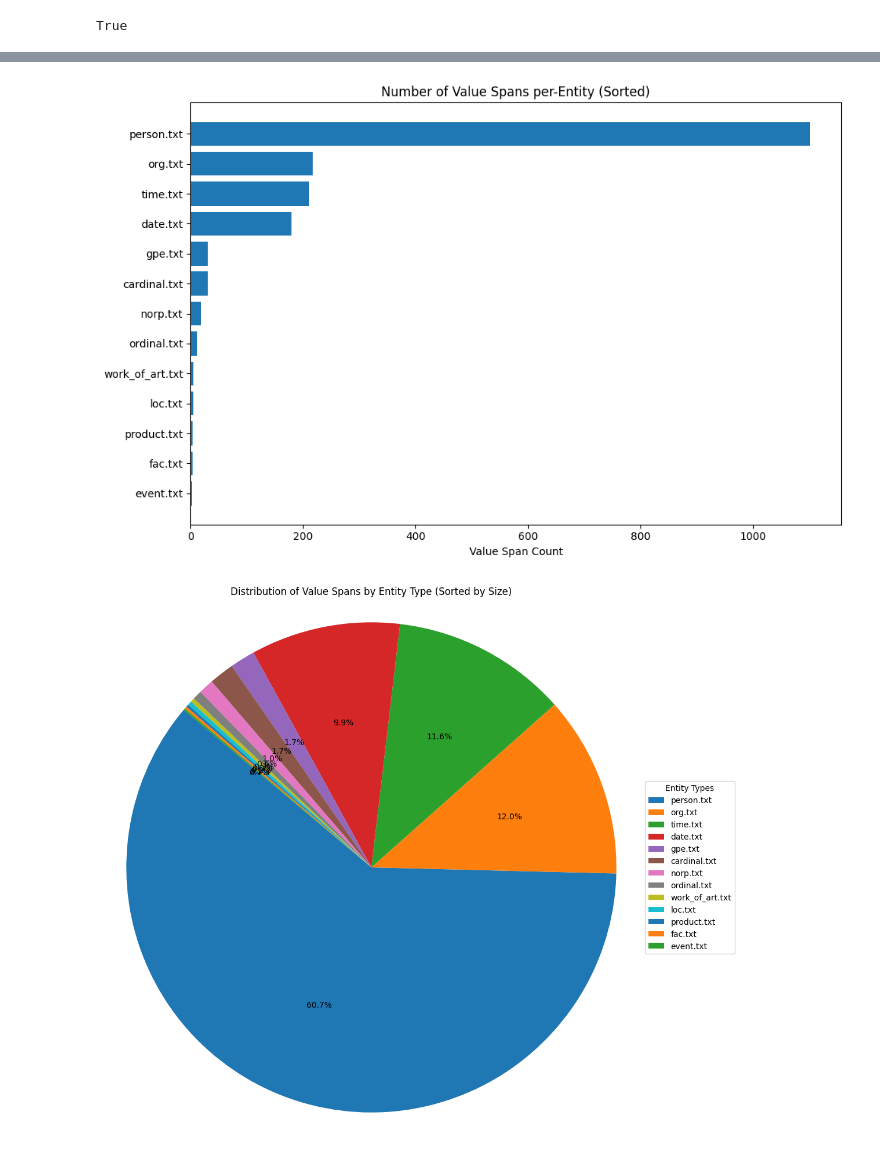
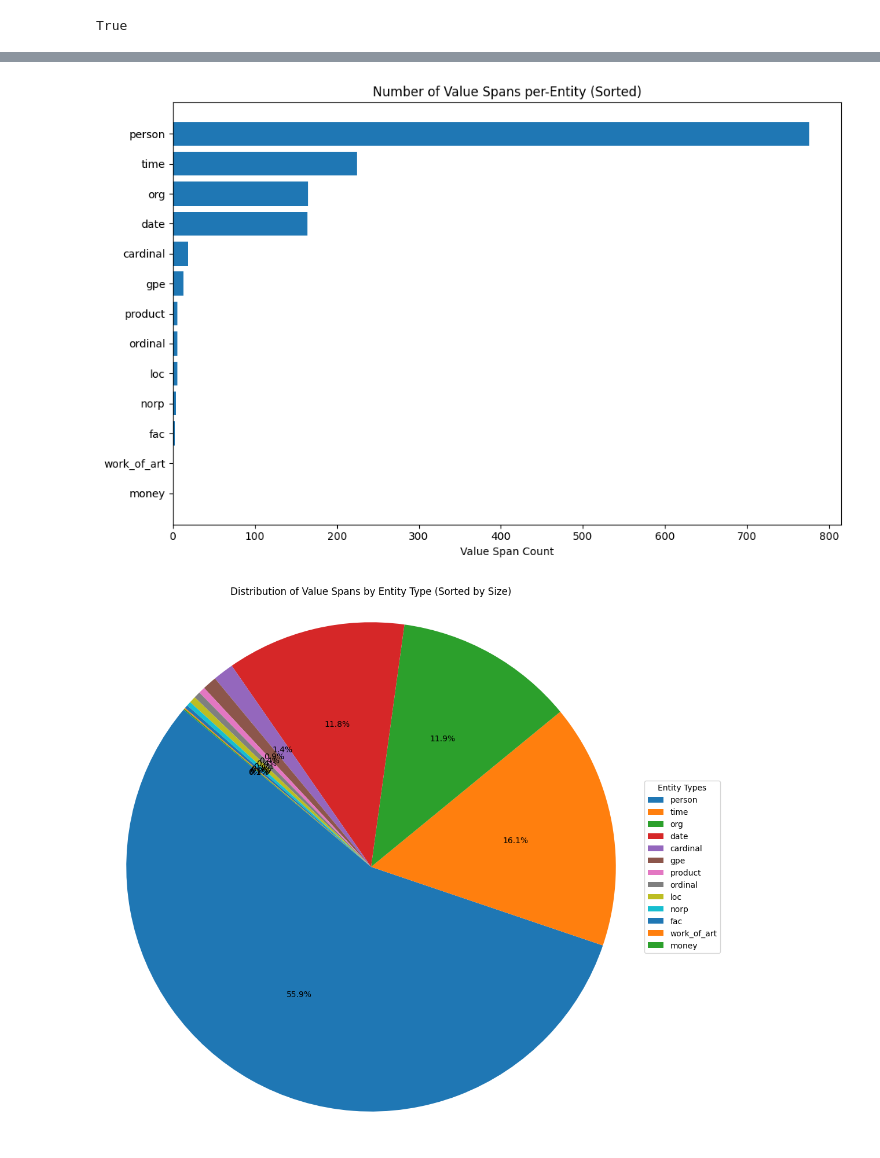
Before and after one commit to sitinc/journey-discovery-getting-started, a Jupyter notebook: notes/journey-discovery-getting-started.ipynb, the cells around one changed output, grey strips where cells are left out. Saved outputs shown, nothing was run; the diff lists cells and outputs as text; code cells hidden in the pictures.

```diff
--- a/notes/journey-discovery-getting-started.ipynb
+++ b/notes/journey-discovery-getting-started.ipynb
@@ -162,20 +253,10 @@ Transcripts.extract_entities(utterance_csv_file, ents_output_dir)
 # %%
-from tsdiscovery.transcripts import Transcripts
-import os
-
-prj_root = os.getcwd() + '/..'
-graph_output_dir = f'{prj_root}/output/t8'
-
-Transcripts.visualize_entity_bars(graph_output_dir)
+ents_output_dir = f'{prj_root}/output/test1-entities'
+Transcripts.visualize_entity_bars(ents_output_dir)
 # %% [output]
-[figure, old version]
+[figure, new version]
 # %%
-from tsdiscovery.transcripts import Transcripts
-import os
-
-prj_root = os.getcwd() + '/..'
-graph_output_dir = f'{prj_root}/output/t8'
-
-Transcripts.visualize_entity_pie(graph_output_dir)
+ents_output_dir = f'{prj_root}/output/test1-entities'
+Transcripts.visualize_entity_pie(ents_output_dir)
 # %% [output]
-[figure, old version]
+[figure, new version]
```
Also changed, not shown: parts of 23 cells of this notebook.
